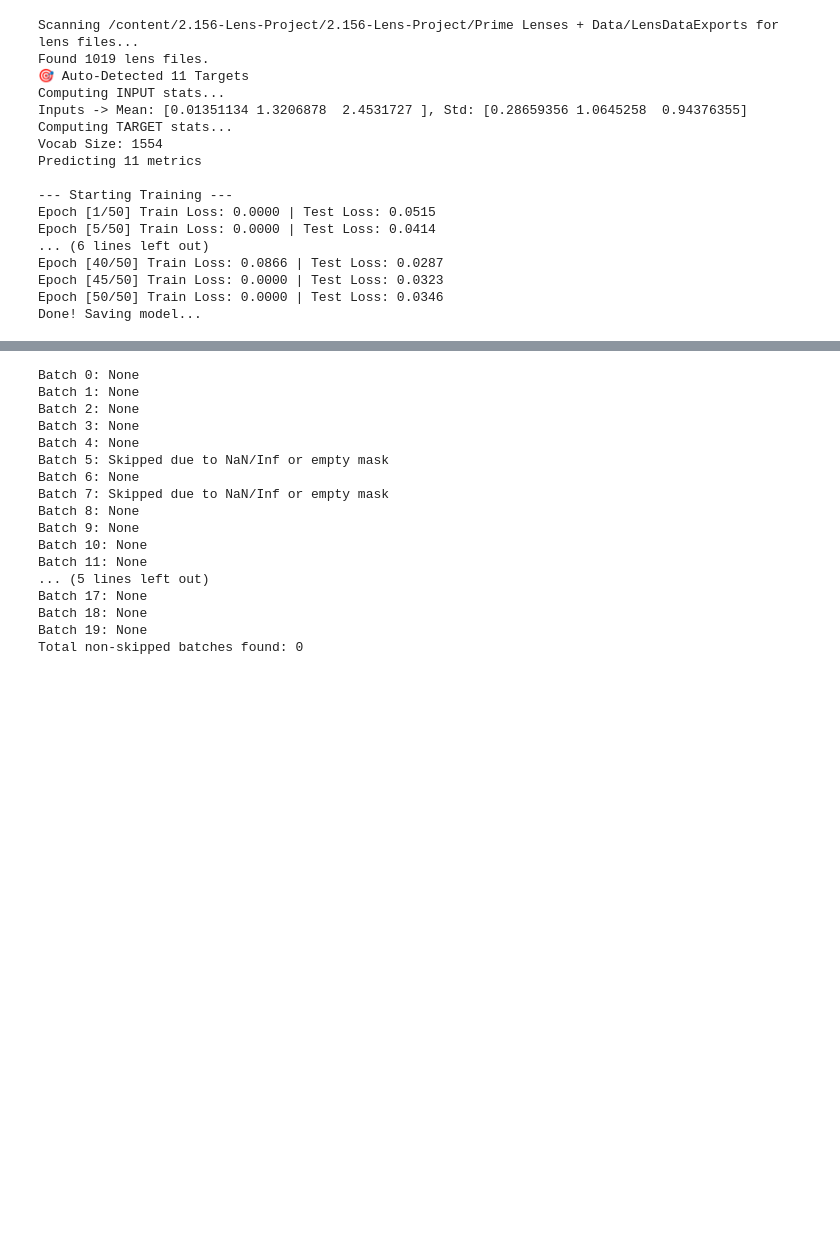
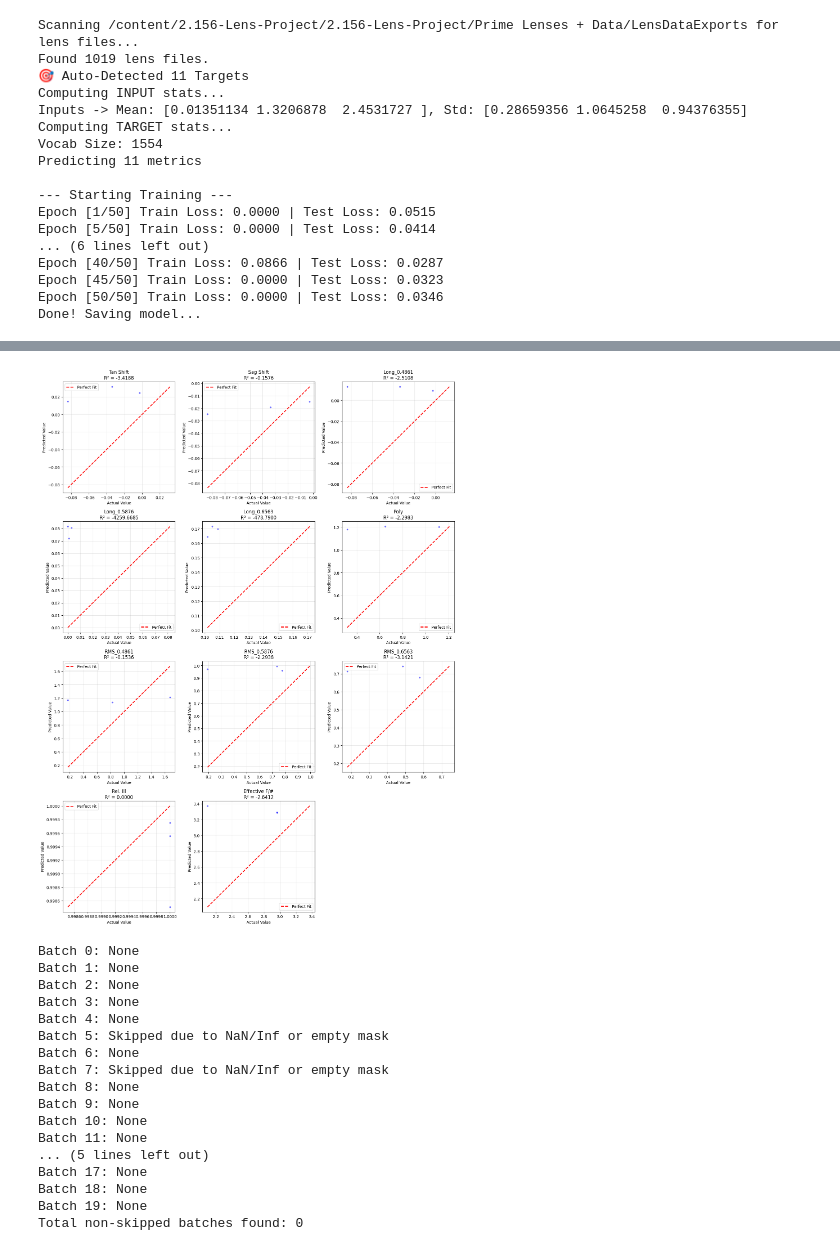
Before and after one commit to thara7/2.156-Lens-Project, a Jupyter notebook: transfomer_TRK.ipynb, the cells around one changed output, grey strips where cells are left out. Cells and saved outputs as stored; diff of their text form; code cells hidden in the pictures; blank space fills up the shorter version.

Commit message:
+ graphs

```diff
--- a/transfomer_TRK.ipynb
+++ b/transfomer_TRK.ipynb
@@ -370,3 +370,85 @@ Epoch [40/50] Train Loss: 0.0866 | Test Loss: 0.0287
 Epoch [45/50] Train Loss: 0.0000 | Test Loss: 0.0323
 Epoch [50/50] Train Loss: 0.0000 | Test Loss: 0.0346
 Done! Saving model...
+# %%
+# ==========================================
+# 5. EVALUATION & PLOTTING
+# ==========================================
+import matplotlib.pyplot as plt
+from sklearn.metrics import r2_score
+
+model.eval()
+all_preds = []
+all_targets = []
+
+print("\n--- Generating Predictions for Plotting ---")
+with torch.no_grad():
+    for batch in test_loader:
+        if batch is None: continue
+
+        # Load batch
+        numeric = batch['numeric_seq'].to(device)
+        material = batch['material_seq'].to(device)
+        mask = batch['mask'].to(device)
+        targets = batch['targets'].to(device)
+
+        # Predict
+        preds = model(numeric, material, mask)
+
+        # Move to CPU for plotting
+        all_preds.append(preds.cpu().numpy())
+        all_targets.append(targets.cpu().numpy())
+
+# Concatenate all batches
+all_preds = np.vstack(all_preds)
+all_targets = np.vstack(all_targets)
+
+# --- UN-NORMALIZE DATA ---
+# We need to reverse: norm = (raw - mean) / std
+# So: raw = (norm * std) + mean
+t_mean = full_dataset.target_stats['mean'].numpy()
+t_std = full_dataset.target_stats['std'].numpy()
+
+real_preds = (all_preds * t_std) + t_mean
+real_targets = (all_targets * t_std) + t_mean
+
+# --- PLOTTING ---
+# We have `num_targets` metrics. We'll make a grid of subplots.
+cols = 3
+rows = math.ceil(num_targets / cols)
+fig, axes = plt.subplots(rows, cols, figsize=(15, 5 * rows))
+axes = axes.flatten()
+
+target_names = full_dataset.target_cols
+
+for i in range(num_targets):
+    ax = axes[i]
+    y_true = real_targets[:, i]
+    y_pred = real_preds[:, i]
+
+    # Calculate R^2
+    r2 = r2_score(y_true, y_pred)
+
+    # Scatter Plot
+    ax.scatter(y_true, y_pred, alpha=0.5, s=10, color='blue')
+
+    # Identity Line (Perfect Prediction)
+    min_val = min(y_true.min(), y_pred.min())
+    max_val = max(y_true.max(), y_pred.max())
+    ax.plot([min_val, max_val], [min_val, max_val], 'r--', lw=2, label='Perfect Fit')
+
+    ax.set_title(f"{target_names[i]}\nR² = {r2:.4f}")
+    ax.set_xlabel("Actual Value")
+    ax.set_ylabel("Predicted Value")
+    ax.grid(True, alpha=0.3)
+    ax.legend()
+
+# Hide empty subplots if any
+for j in range(i + 1, len(axes)):
+    fig.delaxes(axes[j])
+
+plt.tight_layout()
+plt.savefig("predicted_vs_actual_plots.png", dpi=300)
+print(f"Plots saved to 'predicted_vs_actual_plots.png'")
+plt.show()
+# %% [output]
@@ -373,3 +457,4 @@ Done! Saving model...
+[figure, added]
 # %%
 # old code predicting just 2
 # ==========================================
```
Also changed, not shown: parts of 1 cell of this notebook.
